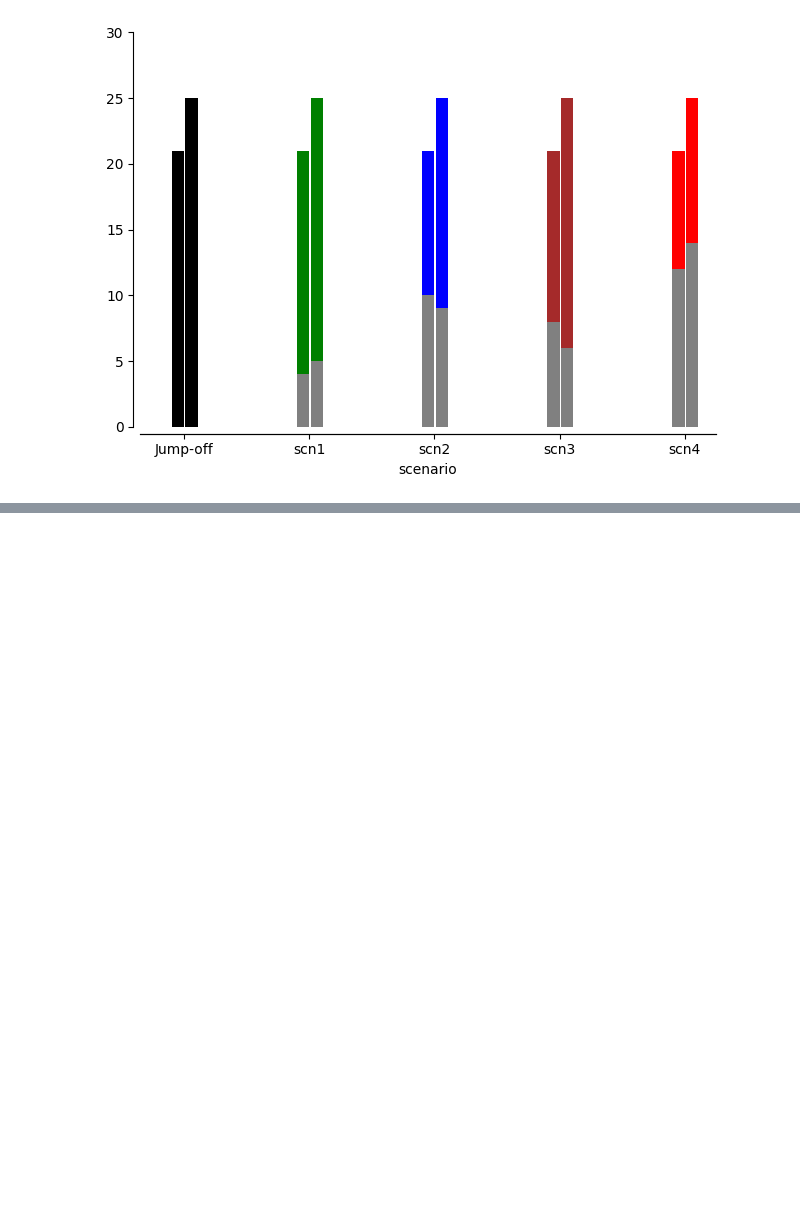
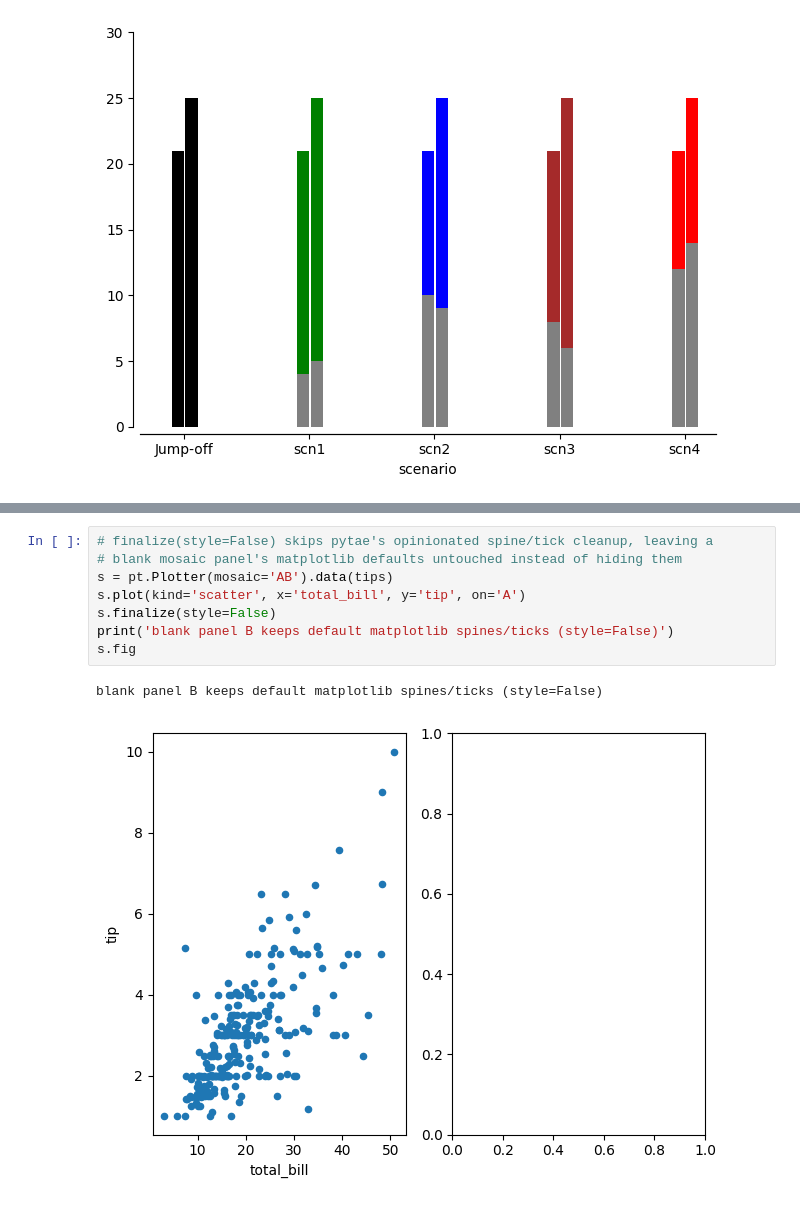
Before and after one commit to maddytae/pytae, a Jupyter notebook: notebooks/plotter.ipynb, the cells around one changed output, grey strips where cells are left out. Saved outputs shown, nothing was run; the diff lists cells and outputs as text; blank space fills up the shorter version.

```diff
--- a/notebooks/plotter.ipynb
+++ b/notebooks/plotter.ipynb
@@ -150,0 +189,11 @@ k.fig
+# %%
+# finalize(style=False) skips pytae's opinionated spine/tick cleanup, leaving a
+# blank mosaic panel's matplotlib defaults untouched instead of hiding them
+s = pt.Plotter(mosaic='AB').data(tips)
+s.plot(kind='scatter', x='total_bill', y='tip', on='A')
+s.finalize(style=False)
+print('blank panel B keeps default matplotlib spines/ticks (style=False)')
+s.fig
+# %% [output]
+blank panel B keeps default matplotlib spines/ticks (style=False)
+[figure, added]
```
Also changed, not shown: parts of 6 cells of this notebook, 6 other files.
